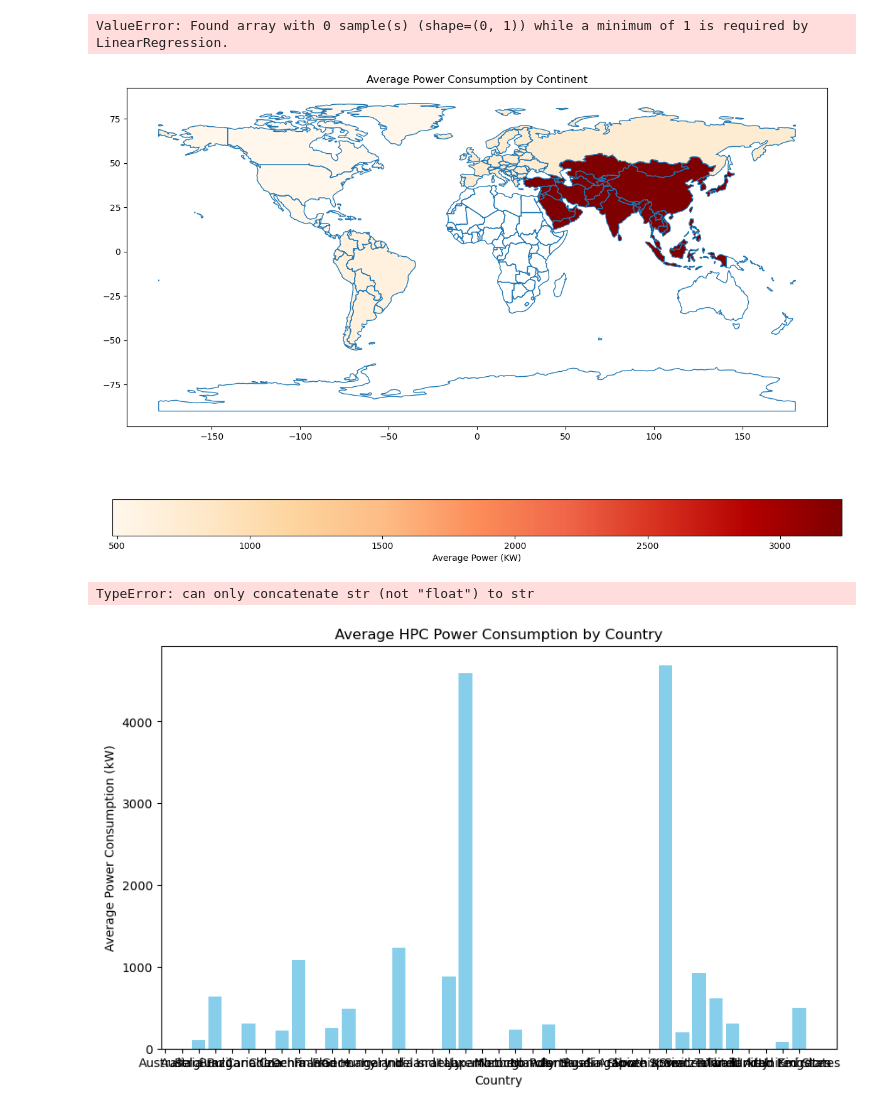
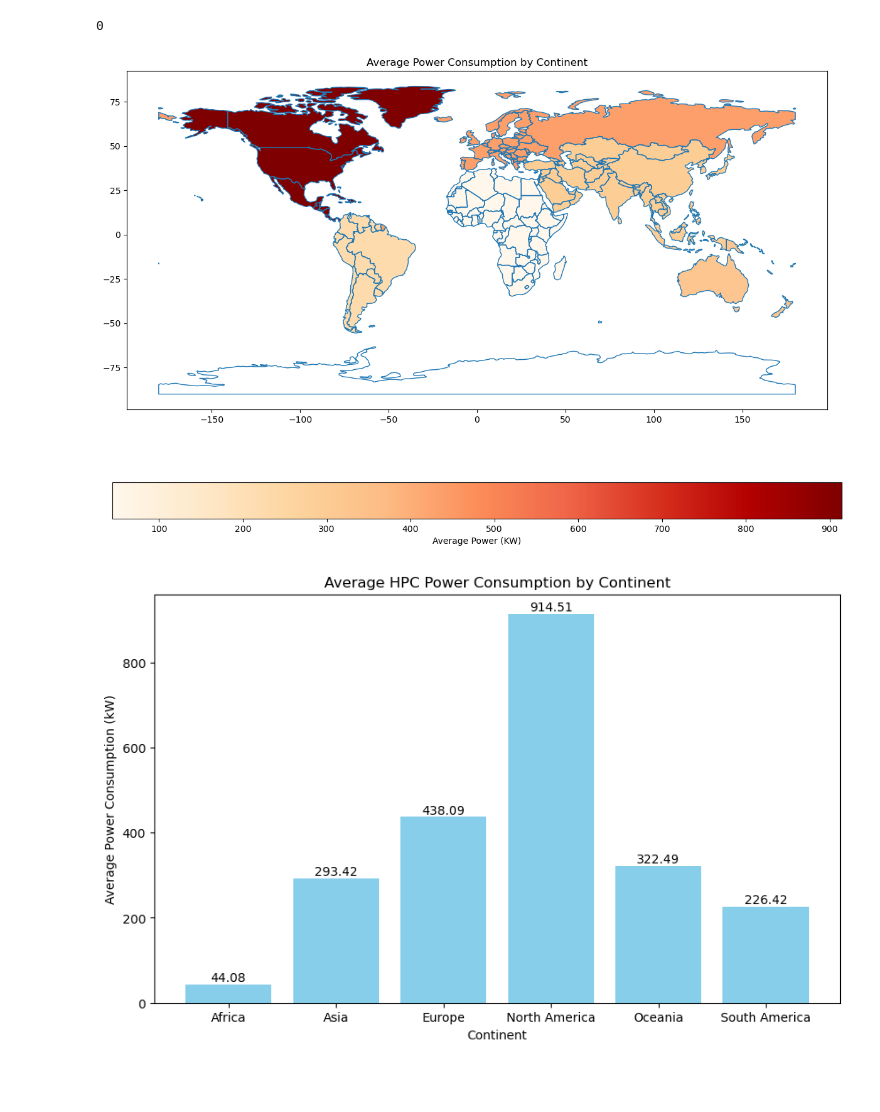
Before and after one commit to Coreboy/himcm_B, a Jupyter notebook: Data/g500.ipynb, the cells around one changed output. Saved outputs shown, nothing was run; the diff lists cells and outputs as text; code cells hidden in the pictures; blank space fills up the shorter version.

```diff
--- a/Data/g500.ipynb
+++ b/Data/g500.ipynb
@@ -39,21 +39,21 @@ model = LinearRegression()
 # 使用有观测值的数据训练模型
 X = df_with_obs[['Rpeak [TFlop/s]']]  # 自变量
 y = df_with_obs['Optimized Run (Peak Power)']   # 因变量
-model.fit(X, y)
+#model.fit(X, y)
 
 # 预测缺失的观测功耗
-predicted_power = model.predict(df_without_obs[['Rpeak [TFlop/s]']])
-print(type(predicted_power))
+#predicted_power = model.predict(df_without_obs[['Rpeak [TFlop/s]']])
 
-predicted_series = pd.Series(predicted_power, index=df_without_obs.index)
+#predicted_series = pd.Series(predicted_power, index=df_without_obs.index)
 
 # 将预测值填充到原始DataFrame中
-df['Optimized Run (Peak Power)'] = df['Optimized Run (Peak Power)'].fillna(predicted_series)
+#df['Optimized Run (Peak Power)'] = df['Optimized Run (Peak Power)'].fillna(predicted_series)
 
 # 查看结果
-print(df)
+# print(df.info)
+print(df['Optimized Run (Peak Power)'].isnull().sum())
 # %% [output]
-ValueError: Found array with 0 sample(s) (shape=(0, 1)) while a minimum of 1 is required by LinearRegression.
+0
 # %%
 # 2. 计算每个洲的平均功耗
 avg_power = df.groupby('Continent')['Optimized Run (Peak Power)'].mean().reset_index()
@@ -75,25 +75,28 @@ world.plot(column='Optimized Run (Peak Power)', ax=ax, legend=True,
 plt.title('Average Power Consumption by Continent')
 plt.show()
 # %% [output]
-[figure, old version]
+[figure, new version]
 # %%
-avg_power = df.groupby('Country')['Optimized Run (Peak Power)'].mean().reset_index()
+# 计算每个大洲的平均功耗
+avg_power = df.groupby('Continent')['Optimized Run (Peak Power)'].mean().reset_index()
+# 排序
+avg_power_sorted = avg_power.sort_values(by='Optimized Run (Peak Power)', ascending=False)
 
 # 绘制直方图
 plt.figure(figsize=(10, 6))
-plt.bar(avg_power['Country'], avg_power['Optimized Run (Peak Power)'], color='skyblue')
+bars = plt.bar(avg_power_sorted['Continent'], avg_power_sorted['Optimized Run (Peak Power)'], color='skyblue')
 
 # 设置图表标题和坐标轴标签
-plt.title('Average HPC Power Consumption by Country')
-plt.xlabel('Country')
+plt.title('Average HPC Power Consumption by Continent')
+plt.xlabel('Continent')
 plt.ylabel('Average Power Consumption (kW)')
 
 # 显示数值标签
-for i, power in enumerate(avg_power):
-    plt.text(i, power + 0.05, str(power), ha='center')
+for bar in bars:
+    yval = bar.get_height()
+    plt.text(bar.get_x() + bar.get_width()/2, yval + 0.05, round(yval, 2), ha='center', va='bottom')
 
 # 显示图表
 plt.show()
 # %% [output]
-TypeError: can only concatenate str (not "float") to str
-[figure, old version]
+[figure, new version]
```
